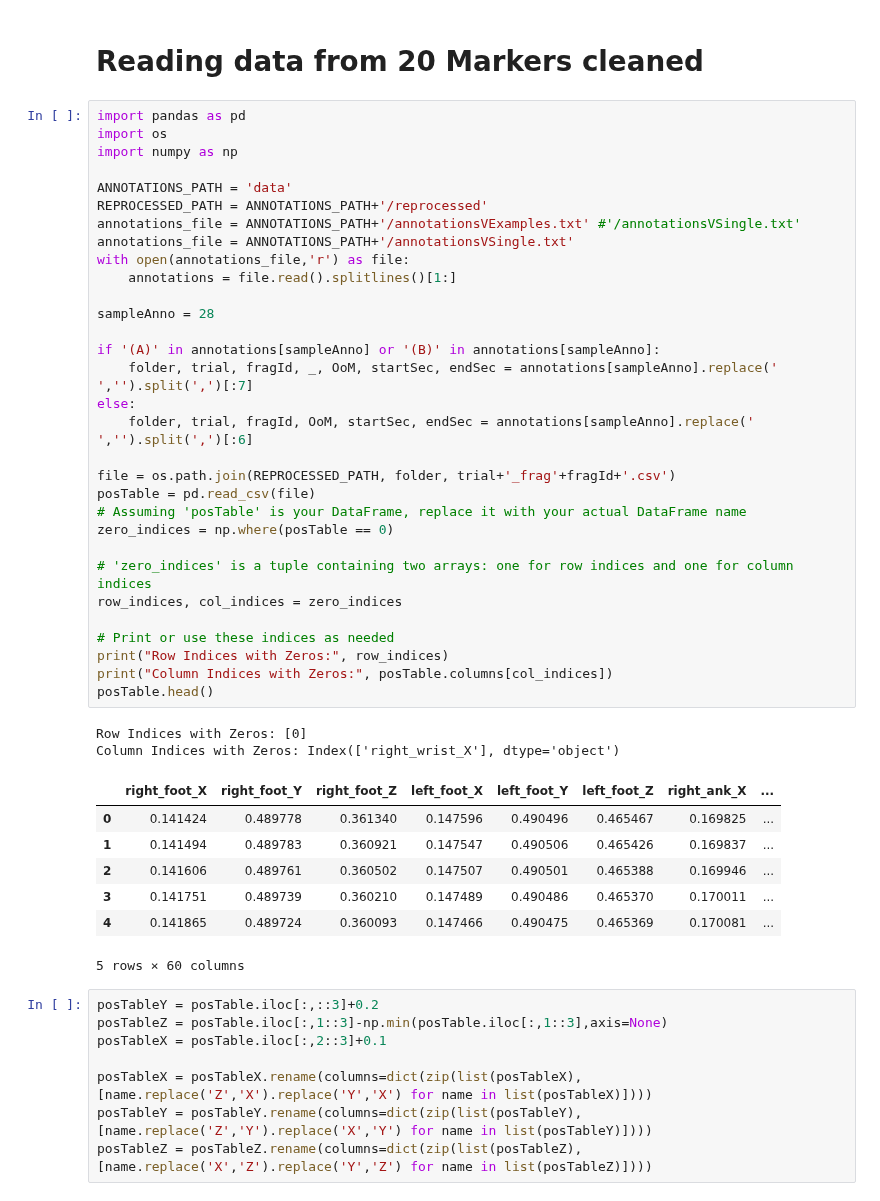
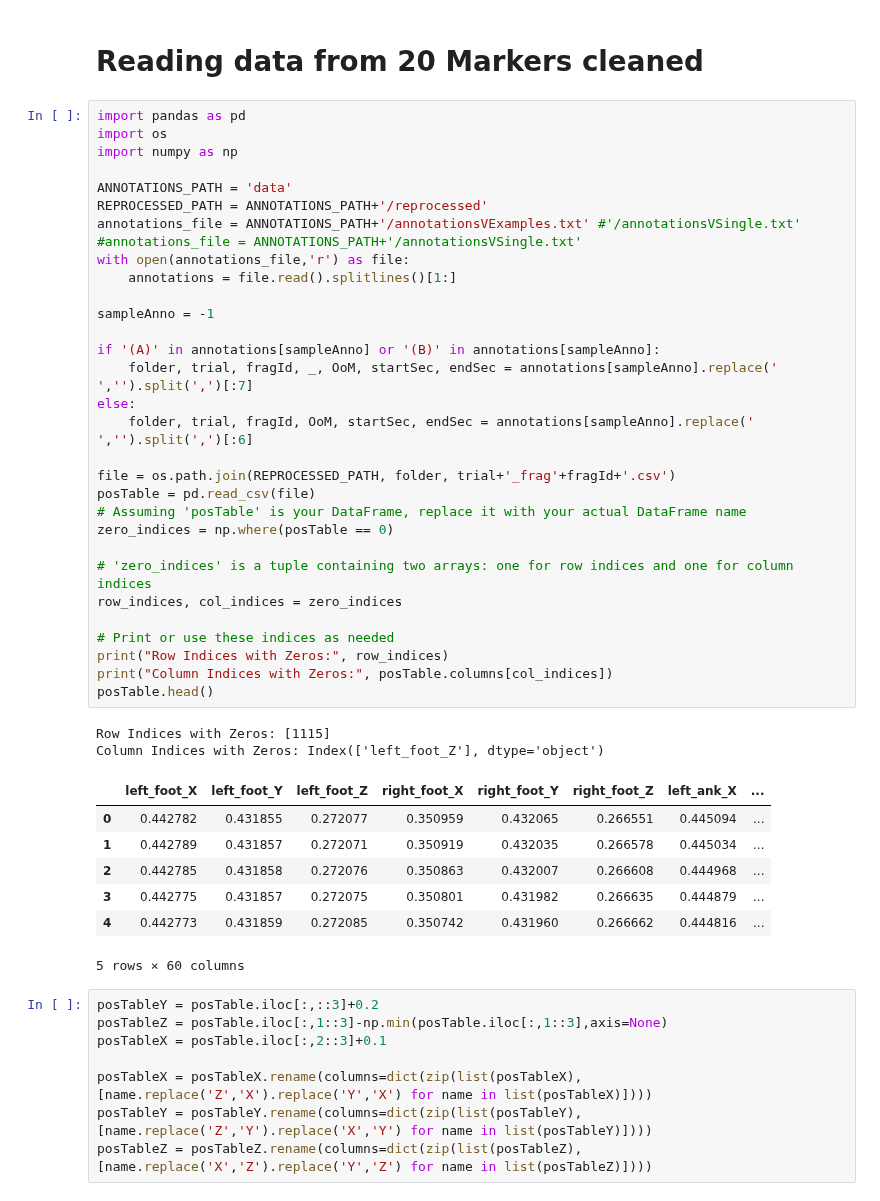
Before and after one commit to gaggioaxel/OoM-Thesis, a Jupyter notebook: code/src/ClusteringOoM.ipynb, the cells around one changed output. Cells and saved outputs as stored; diff of their text form.

```diff
--- a/code/src/ClusteringOoM.ipynb
+++ b/code/src/ClusteringOoM.ipynb
@@ -3,43 +3,43 @@
 # %%
 import pandas as pd
 import os
 import numpy as np
 
 ANNOTATIONS_PATH = 'data'
 REPROCESSED_PATH = ANNOTATIONS_PATH+'/reprocessed'
 annotations_file = ANNOTATIONS_PATH+'/annotationsVExamples.txt' #'/annotationsVSingle.txt'
-annotations_file = ANNOTATIONS_PATH+'/annotationsVSingle.txt'
+#annotations_file = ANNOTATIONS_PATH+'/annotationsVSingle.txt'
 with open(annotations_file,'r') as file:
     annotations = file.read().splitlines()[1:]
 
-sampleAnno = 28
+sampleAnno = -1
 
 if '(A)' in annotations[sampleAnno] or '(B)' in annotations[sampleAnno]:
     folder, trial, fragId, _, OoM, startSec, endSec = annotations[sampleAnno].replace(' ','').split(',')[:7]
 else:
     folder, trial, fragId, OoM, startSec, endSec = annotations[sampleAnno].replace(' ','').split(',')[:6]
 
 file = os.path.join(REPROCESSED_PATH, folder, trial+'_frag'+fragId+'.csv')
 posTable = pd.read_csv(file)
 # Assuming 'posTable' is your DataFrame, replace it with your actual DataFrame name
 zero_indices = np.where(posTable == 0)
 
 # 'zero_indices' is a tuple containing two arrays: one for row indices and one for column indices
 row_indices, col_indices = zero_indices
 
 # Print or use these indices as needed
 print("Row Indices with Zeros:", row_indices)
 print("Column Indices with Zeros:", posTable.columns[col_indices])
 posTable.head()
 # %% [output]
-Row Indices with Zeros: [0]
-Column Indices with Zeros: Index(['right_wrist_X'], dtype='object')
+Row Indices with Zeros: [1115]
+Column Indices with Zeros: Index(['left_foot_Z'], dtype='object')
-|  | right_foot_X | right_foot_Y | right_foot_Z | left_foot_X | left_foot_Y | left_foot_Z | right_ank_X | ... |
-| 0 | 0.141424 | 0.489778 | 0.361340 | 0.147596 | 0.490496 | 0.465467 | 0.169825 | ... |
-| 1 | 0.141494 | 0.489783 | 0.360921 | 0.147547 | 0.490506 | 0.465426 | 0.169837 | ... |
-| 2 | 0.141606 | 0.489761 | 0.360502 | 0.147507 | 0.490501 | 0.465388 | 0.169946 | ... |
-| 3 | 0.141751 | 0.489739 | 0.360210 | 0.147489 | 0.490486 | 0.465370 | 0.170011 | ... |
-| 4 | 0.141865 | 0.489724 | 0.360093 | 0.147466 | 0.490475 | 0.465369 | 0.170081 | ... |
+|  | left_foot_X | left_foot_Y | left_foot_Z | right_foot_X | right_foot_Y | right_foot_Z | left_ank_X | ... |
+| 0 | 0.442782 | 0.431855 | 0.272077 | 0.350959 | 0.432065 | 0.266551 | 0.445094 | ... |
+| 1 | 0.442789 | 0.431857 | 0.272071 | 0.350919 | 0.432035 | 0.266578 | 0.445034 | ... |
+| 2 | 0.442785 | 0.431858 | 0.272076 | 0.350863 | 0.432007 | 0.266608 | 0.444968 | ... |
+| 3 | 0.442775 | 0.431857 | 0.272075 | 0.350801 | 0.431982 | 0.266635 | 0.444879 | ... |
+| 4 | 0.442773 | 0.431859 | 0.272085 | 0.350742 | 0.431960 | 0.266662 | 0.444816 | ... |
 5 rows × 60 columns
 # %%
 posTableY = posTable.iloc[:,::3]+0.2
```
Also changed, not shown: parts of 7 cells of this notebook, 4 other files.
